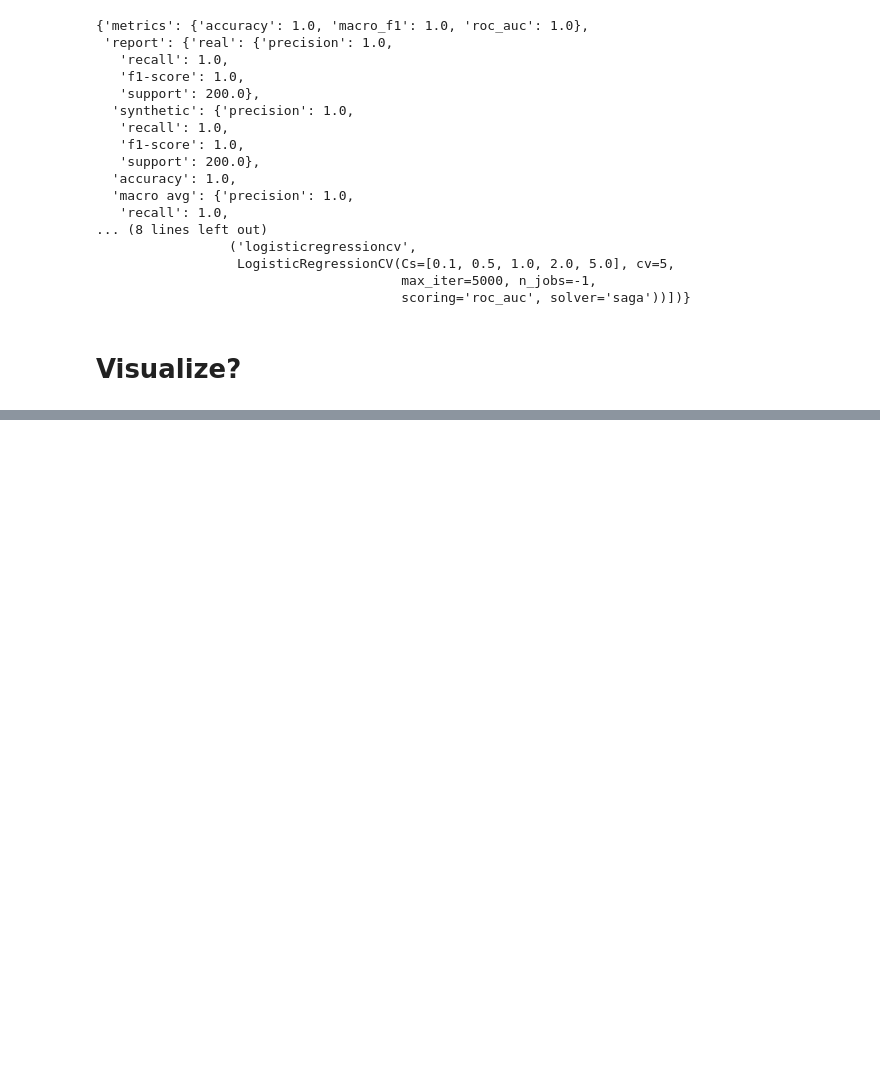
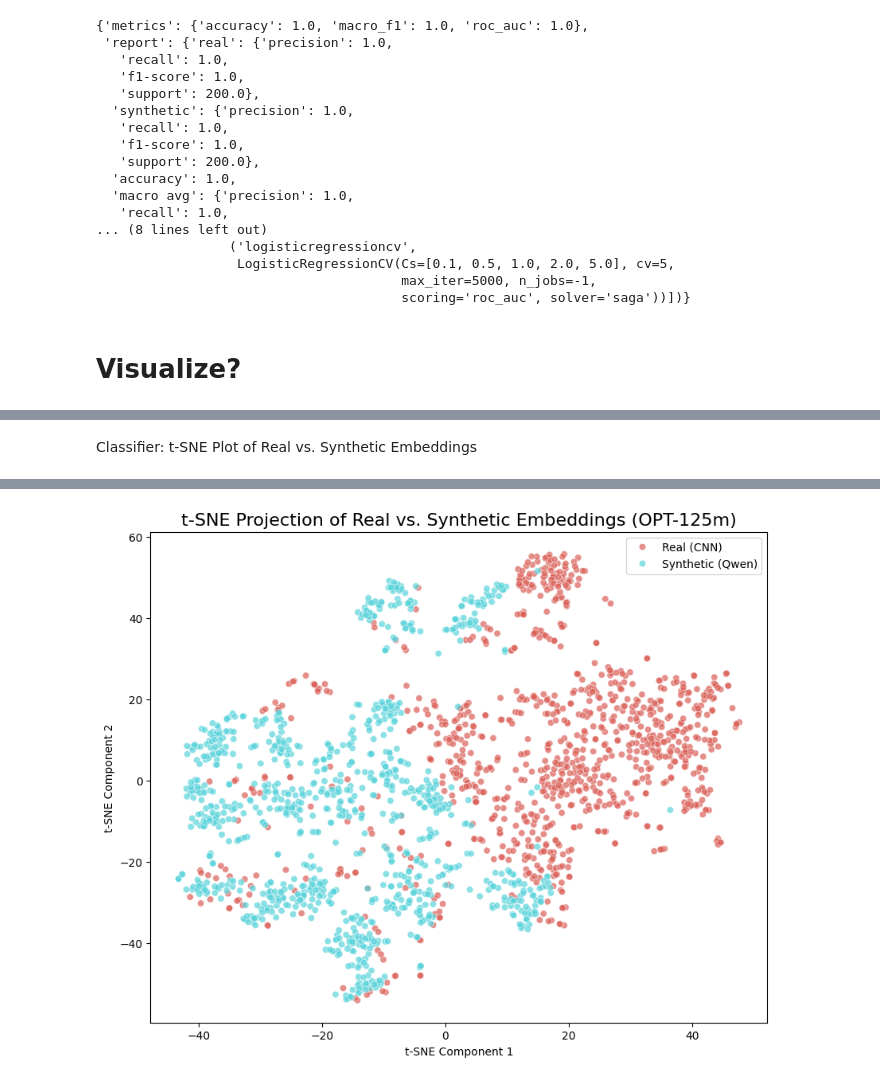
Before and after one commit to grackner/dsc_261_final_project, a Jupyter notebook: Data_Eval/tinyllama_data_evaluation.ipynb, the cells around one changed output, grey strips where cells are left out. Saved outputs shown, nothing was run; the diff lists cells and outputs as text; code cells hidden in the pictures; blank space fills up the shorter version.

```diff
--- a/Data_Eval/tinyllama_data_evaluation.ipynb
+++ b/Data_Eval/tinyllama_data_evaluation.ipynb
@@ -178,0 +263,69 @@ clf_res
+# %% [markdown]
+Classifier: t-SNE Plot of Real vs. Synthetic Embeddings
+# %%
+import matplotlib.pyplot as plt
+import seaborn as sns
+from sklearn.manifold import TSNE
+import numpy as np
+import pandas as pd
+
+# Compute embeddings
+
+real_texts = cnn_train['article'].sample(1000, random_state=42)
+synth_texts = tinyllama_data['generated_article']
+
+print("Computing embeddings for REAL texts (for t-SNE)...")
+Er = compute_opt_embeddings(
+    real_texts,
+    batch_size=8,
+    max_length=2048,
+    verbose=True,
+    label="real_tsne"
+)
+
+print("\nComputing embeddings for SYNTHETIC texts (for t-SNE)...")
+Es = compute_opt_embeddings(
+    synth_texts,
+    batch_size=8,
+    max_length=2048,
+    verbose=True,
+    label="synth_tsne"
+)
+
+# Combine embeddings and create labels
+embeddings = np.concatenate([Er, Es], axis=0)
+labels = ['Real (CNN)'] * len(Er) + ['Synthetic (Qwen)'] * len(Es)
+
+print(f"\nRunning t-SNE on {embeddings.shape[0]} embeddings")
+
+# Reduce 768 dimensions down to 2
+tsne = TSNE(n_components=2, random_state=42, perplexity=30, n_iter=1000)
+tsne_results = tsne.fit_transform(embeddings)
+
+# Create dataframe and plot
+
+df_tsne = pd.DataFrame({
+    'tsne_1': tsne_results[:, 0],
+    'tsne_2': tsne_results[:, 1],
+    'label': labels
+})
+
+plt.figure(figsize=(10, 8))
+sns.scatterplot(
+    x='tsne_1', y='tsne_2',
+    hue='label',
+    palette=sns.color_palette("hls", 2),
+    data=df_tsne,
+    alpha=0.7
+)
+
+plt.title('t-SNE Projection of Real vs. Synthetic Embeddings (OPT-125m)', fontsize=16)
+plt.xlabel('t-SNE Component 1')
+plt.ylabel('t-SNE Component 2')
+plt.legend(loc='best')
+folder_path = "./figures/tinyllama"
+folder = Path(folder_path)
+folder.mkdir(parents=True, exist_ok=True)
+plt.savefig(folder_path+'/tsne_embeddings.png')
+plt.show()
+# %% [output]
@@ -178,0 +349 @@ clf_res
+[figure, added]
```
Also changed, not shown: parts of 11 cells of this notebook, 4 other files.
